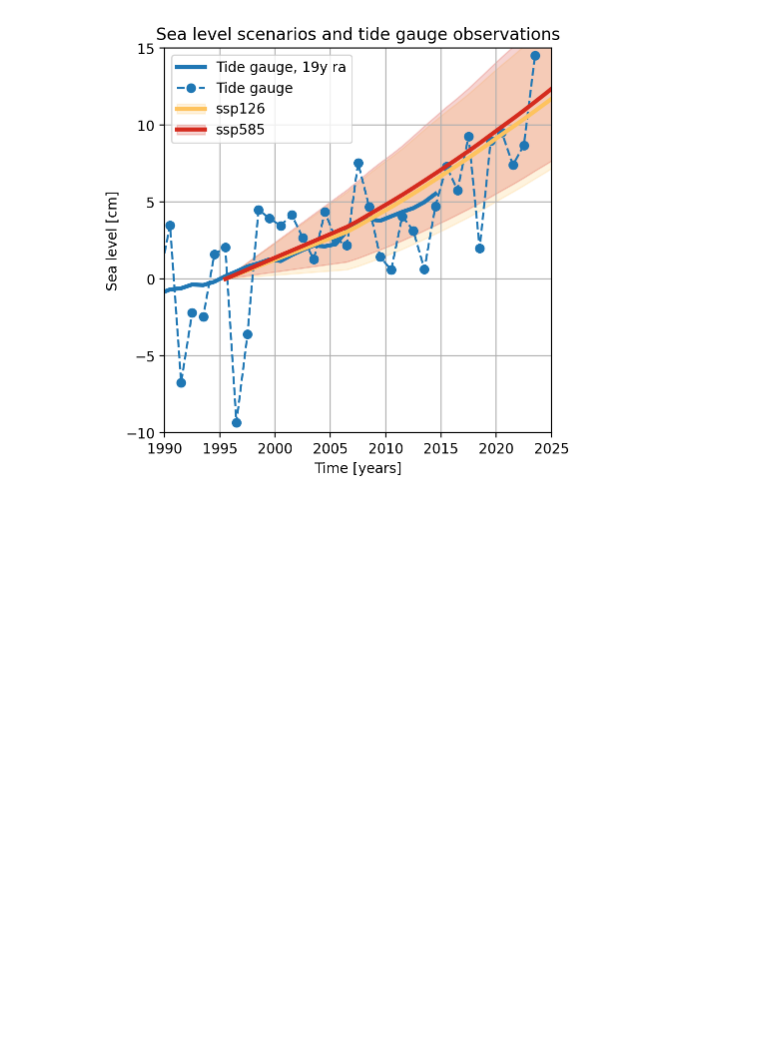
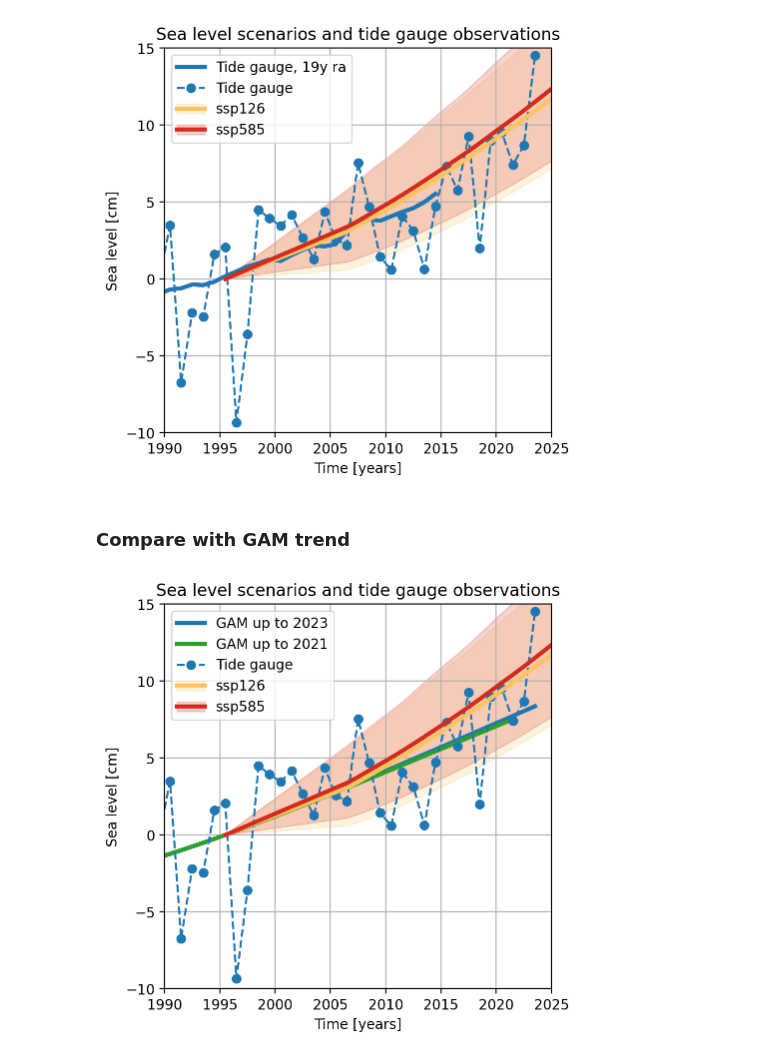
Before and after one commit to KNMI-sealevel/NetherlandsSeaLevelAcceleration, a Jupyter notebook: monitoring_figures.ipynb, the cells around one changed output. Saved outputs shown, nothing was run; the diff lists cells and outputs as text; code cells hidden in the pictures; blank space fills up the shorter version.

```diff
--- a/monitoring_figures.ipynb
+++ b/monitoring_figures.ipynb
@@ -277,3 +220,68 @@ ax.grid(True)
 plt.savefig('./figures/CompObsScen_KNMI23_updated.pdf', dpi=150)
 # %% [output]
 [figure]
+# %% [markdown]
+### Compare with GAM trend
+# %%
+# Read the original published trend
+res_na_orig = pd.read_csv(f'~/Data/SeaLevel/ResultsKeizer2023/results_NearestPointAverage2.csv')
+res_na_orig.set_index('time', inplace=True)
+# %%
+res_na_trend_shifted = res_na.trend.copy()
+res_na_trend_shifted.index = res_na_trend_shifted.index + 0.5
+res_na_trend_shifted = res_na_trend_shifted-res_na_trend_shifted.loc[1995.5]
+
+res_na_orig_trend_shifted = res_na_orig.trend.copy()
+res_na_orig_trend_shifted.index = res_na_orig_trend_shifted.index + 0.5
+res_na_orig_trend_shifted = res_na_orig_trend_shifted-res_na_orig_trend_shifted.loc[1995.5]
+# %%
+#Plot time series
+fig, ax = plt.subplots(figsize=(5,5))
+
+ax.plot(res_na_trend_shifted, '-', color='tab:blue', label='GAM up to 2023', linewidth=3)
+ax.plot(res_na_orig_trend_shifted, '-', color='tab:green', label='GAM up to 2021', linewidth=3)
+ax.plot(tg_shifted_df - ref, 'o--', color='tab:blue', label='Tide gauge')
+
+
+KNMI23_ssp126.sel(proc='Total', percentiles=['50']).plot(color=rgb_yellow, linestyle='-', label='KNMI23', linewidth=3)
+
+ax.fill_between(KNMI23_ssp126.time,
+                KNMI23_ssp126.sel(proc='Total', percentiles=['5']).data[0],
+                KNMI23_ssp126.sel(proc='Total', percentiles=['95']).data[0],
+                color=rgb_yellow,
+                alpha=0.2,
+                label='ssp126')
+
+KNMI23_ssp585.sel(proc='Total', percentiles=['50']).plot(color=rgb_red, linestyle='-', label='KNMI23', linewidth=3)
+
+ax.fill_between(KNMI23_ssp585.time,
+                KNMI23_ssp585.sel(proc='Total', percentiles=['5']).data[0],
+                KNMI23_ssp585.sel(proc='Total', percentiles=['95']).data[0],
+                color=rgb_red,
+                alpha=0.2,
+                label='ssp585')
+
+# Adjust the legend
+handles, labels = ax.get_legend_handles_labels()
+
+handles[3] = (handles[3], handles[4])
+handles[4] = (handles[5], handles[6])
+
+labels[3] = 'ssp126'
+labels[4] = 'ssp585'
+
+handles = handles[0:5]
+labels = labels[0:5]
+
+ax.legend(handles, labels)
+
+ax.set_xlim([1990,2025])
+ax.set_ylim([-10,15])
+plt.xlabel('Time [years]')
+plt.ylabel('Sea level [cm]')
+plt.title('Sea level scenarios and tide gauge observations')
+ax.grid(True)
+
+plt.savefig('./figures/CompObsScen_KNMI23_gam.pdf', dpi=150)
+# %% [output]
+[figure, added]
```
Also changed, not shown: parts of 10 cells of this notebook.
